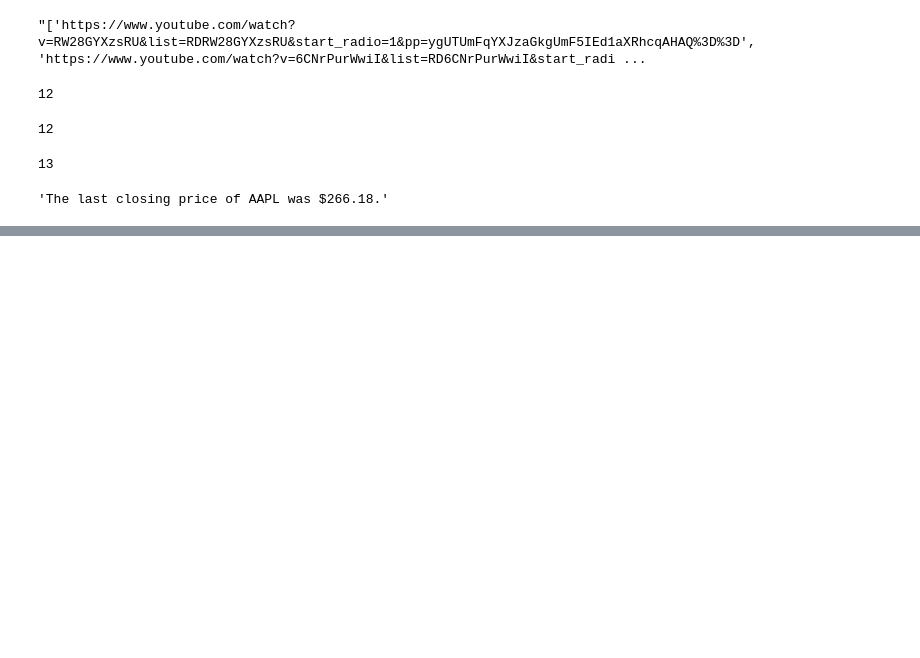
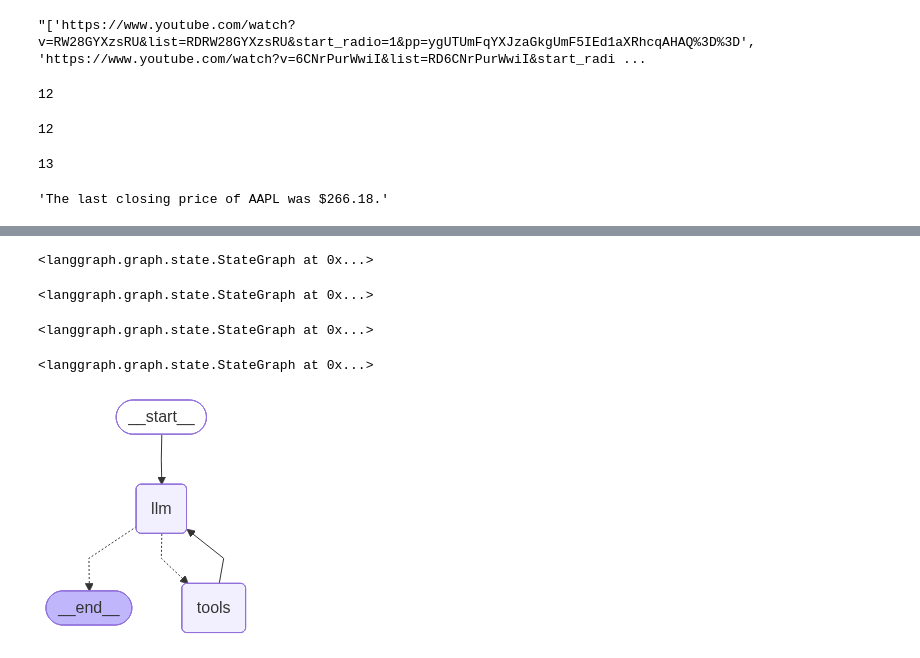
Before and after one commit to rajarshi-ray29/agentic-ai-crash-course, a Jupyter notebook: test.ipynb, the cells around one changed output, grey strips where cells are left out. Drawn from its saved outputs; the diff is of its cells as text; code cells hidden in the pictures; blank space fills up the shorter version.

```diff
--- a/test.ipynb
+++ b/test.ipynb
@@ -223,0 +270,24 @@ get_stock_price.invoke({"ticker": "AAPL"})
+# %%
+workflow.add_node("llm", function1)
+workflow.add_node("tools", function_2)
+# %% [output]
+<langgraph.graph.state.StateGraph at 0x...>
+# %%
+workflow.add_edge(START, "llm")
+# %% [output]
+<langgraph.graph.state.StateGraph at 0x...>
+# %%
+workflow.add_conditional_edges("llm", tools_condition)
+# %% [output]
+<langgraph.graph.state.StateGraph at 0x...>
+# %%
+workflow.add_edge("tools", "llm")
+# %% [output]
+<langgraph.graph.state.StateGraph at 0x...>
+# %%
+apps = workflow.compile()
+# %%
+from IPython.display import Image, display
+display(Image(apps.get_graph(xray=True).draw_mermaid_png()))
+# %% [output]
+[figure, added]
```
Also changed, not shown: parts of 11 cells of this notebook.
